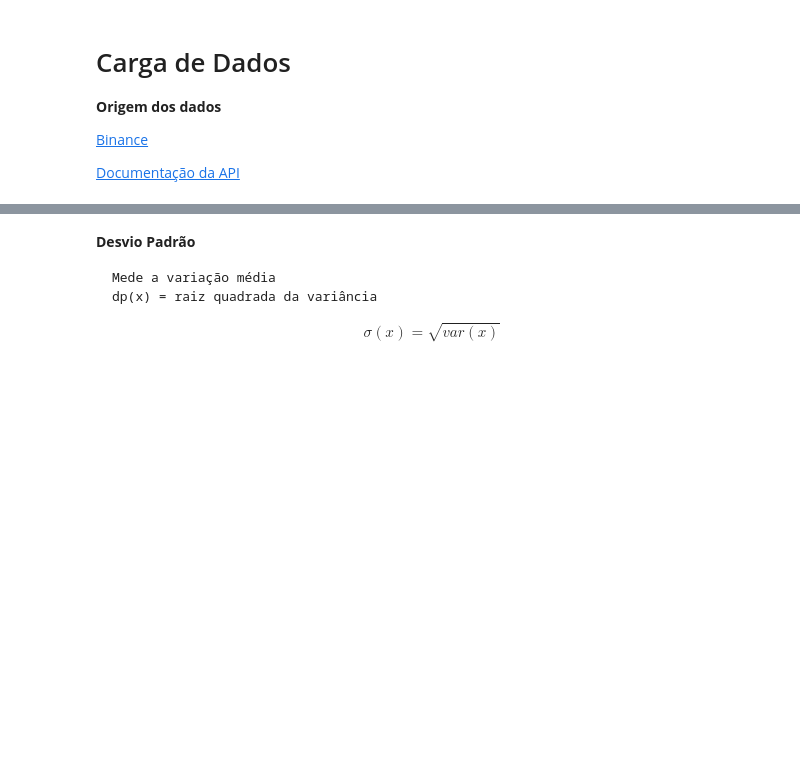
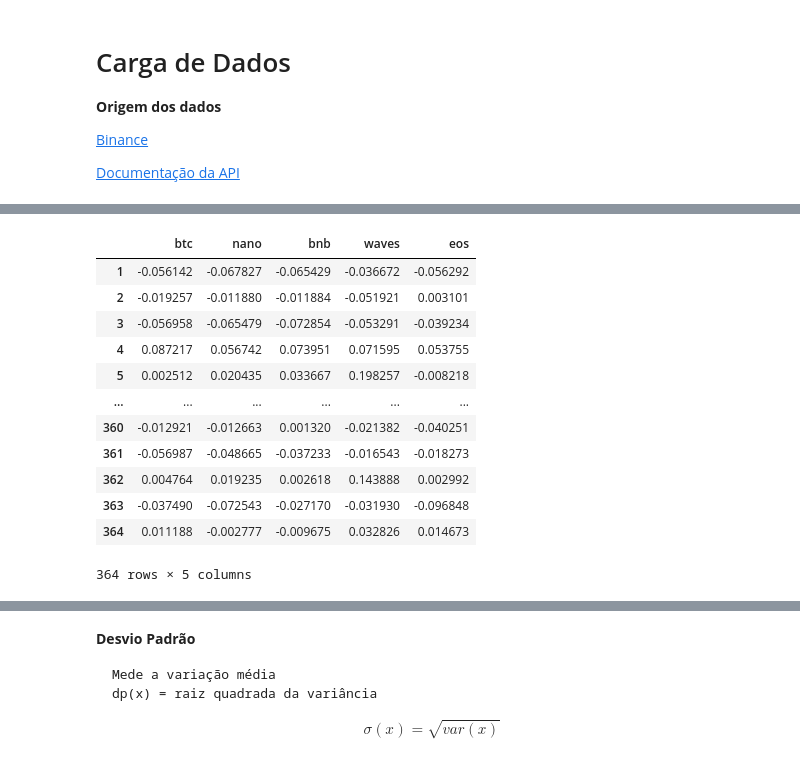
Before and after one commit to olivmath/Q_finance, a Jupyter notebook: criptocurrency_markets.ipynb, the cells around one changed output, grey strips where cells are left out. Drawn from its saved outputs; the diff is of its cells as text; code cells hidden in the pictures; blank space fills up the shorter version.

```diff
--- a/criptocurrency_markets.ipynb
+++ b/criptocurrency_markets.ipynb
@@ -140,2 +114,17 @@ def log_return(asset):
 # %%
-returns = pd.DataFrame([*map(simple_return, df)]).T.iloc[1:,:]
+assets_returns = pd.DataFrame([*map(simple_return, df)]).T.iloc[1:,:]
+assets_returns
+# %% [output]
+|  | btc | nano | bnb | waves | eos |
+| 1 | -0.056142 | -0.067827 | -0.065429 | -0.036672 | -0.056292 |
+| 2 | -0.019257 | -0.011880 | -0.011884 | -0.051921 | 0.003101 |
+| 3 | -0.056958 | -0.065479 | -0.072854 | -0.053291 | -0.039234 |
+| 4 | 0.087217 | 0.056742 | 0.073951 | 0.071595 | 0.053755 |
+| 5 | 0.002512 | 0.020435 | 0.033667 | 0.198257 | -0.008218 |
+| ... | ... | ... | ... | ... | ... |
+| 360 | -0.012921 | -0.012663 | 0.001320 | -0.021382 | -0.040251 |
+| 361 | -0.056987 | -0.048665 | -0.037233 | -0.016543 | -0.018273 |
+| 362 | 0.004764 | 0.019235 | 0.002618 | 0.143888 | 0.002992 |
+| 363 | -0.037490 | -0.072543 | -0.027170 | -0.031930 | -0.096848 |
+| 364 | 0.011188 | -0.002777 | -0.009675 | 0.032826 | 0.014673 |
+364 rows × 5 columns
```
Also changed, not shown: parts of 31 cells of this notebook, 1 other file.
